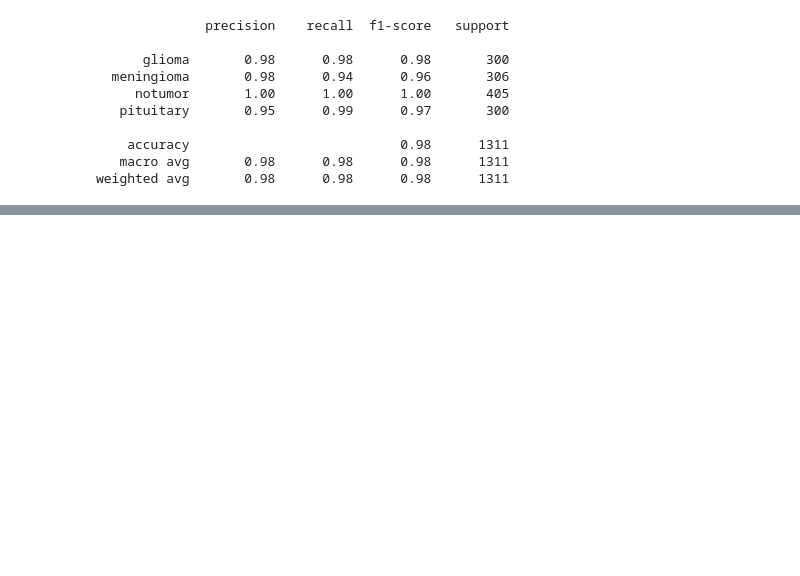
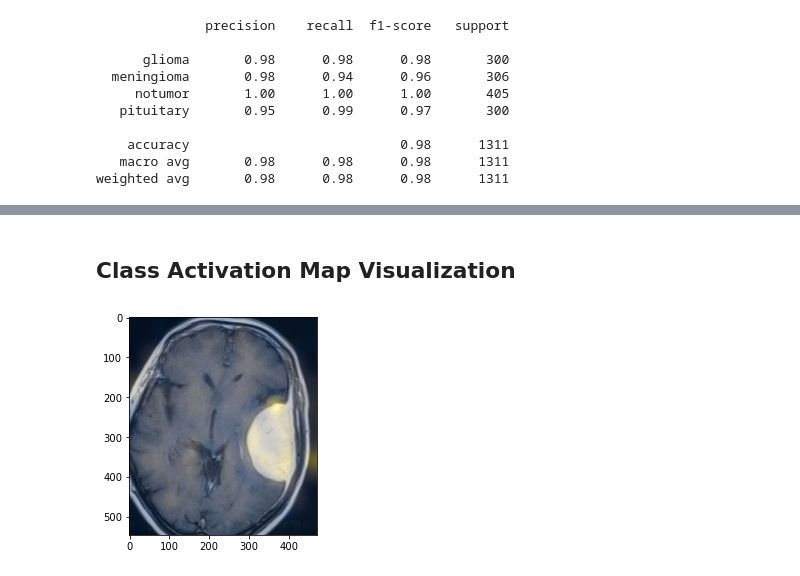
Before and after one commit to jonathat22/Brain-Tumor-Classification, a Jupyter notebook: TF_brain_class_inference.ipynb, the cells around one changed output, grey strips where cells are left out. Cells and saved outputs as stored; diff of their text form; code cells hidden in the pictures; blank space fills up the shorter version.

```diff
--- a/TF_brain_class_inference.ipynb
+++ b/TF_brain_class_inference.ipynb
@@ -140,0 +208,6 @@ array([[7.4305217e-04, 3.6746690e-03, 9.9416637e-01, 1.4159067e-03],
+# %% [markdown]
+## Class Activation Map Visualization
+# %%
+class_activation_map(test_image_arr, orig_test_image, model, 11, prediction_index=1)
+# %% [output]
+[figure, added]
```
Also changed, not shown: parts of 14 cells of this notebook.
